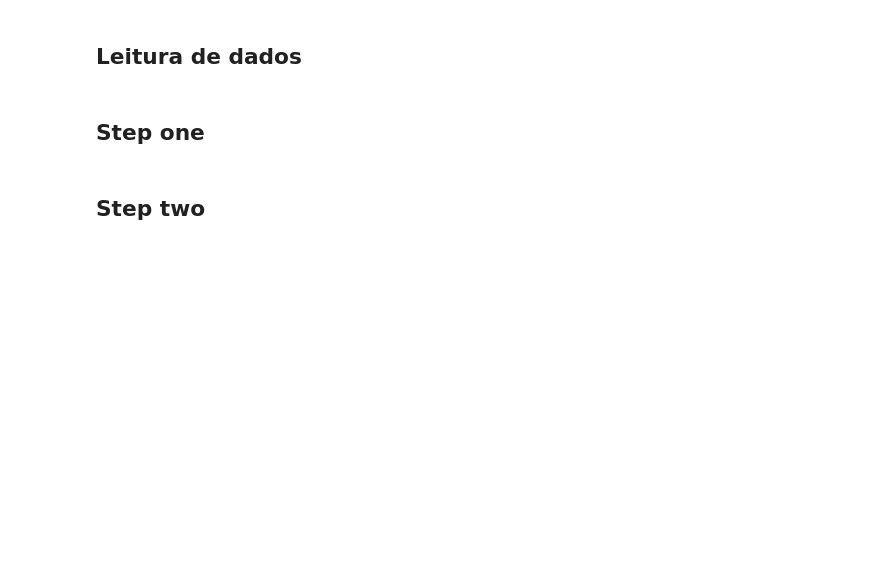
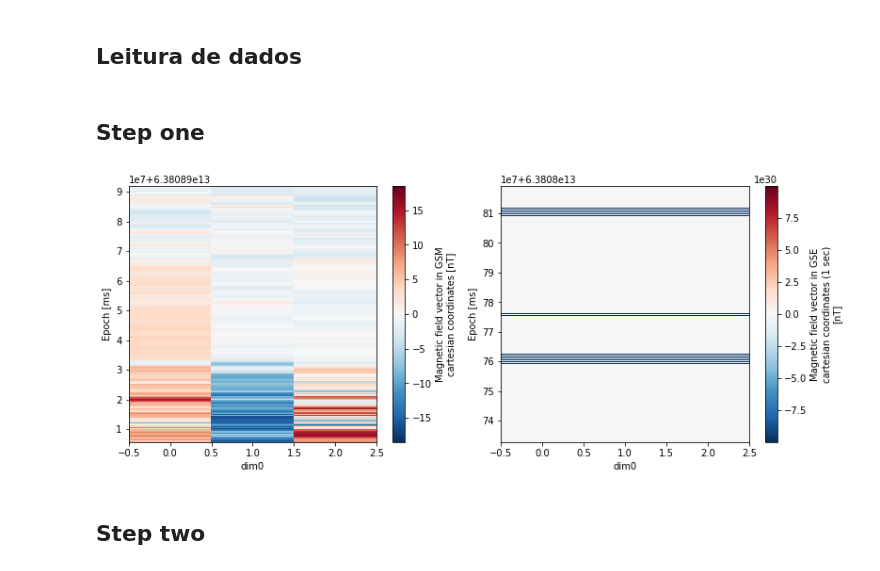
Before and after one commit to zemarchezi/NASASpaceApps, a Jupyter notebook: Read_Dataset.ipynb, the cells around one changed output. Saved outputs shown, nothing was run; the diff lists cells and outputs as text; code cells hidden in the pictures; blank space fills up the shorter version.

```diff
--- a/Read_Dataset.ipynb
+++ b/Read_Dataset.ipynb
@@ -82,6 +82,20 @@ wind = next(wind_ds)
 wind_ion = next(wind_ion_ds)
 # %% [markdown]
 ## Step one
+# %%
+magnetic_field_wind = wind["BGSM"]
+magnetic_field_dscovr = dscovr["B1GSE"]
+# %%
+import matplotlib.pyplot as plt
+
+fig = plt.figure(figsize=(13, 5))
+fig.add_subplot(1, 2, 1)
+magnetic_field_wind.plot()
+fig.add_subplot(1, 2, 2)
+magnetic_field_dscovr.plot()
+plt.show()
+# %% [output]
+[figure, added]
 # %% [markdown]
 ## Step two
 # %% [markdown]
```
